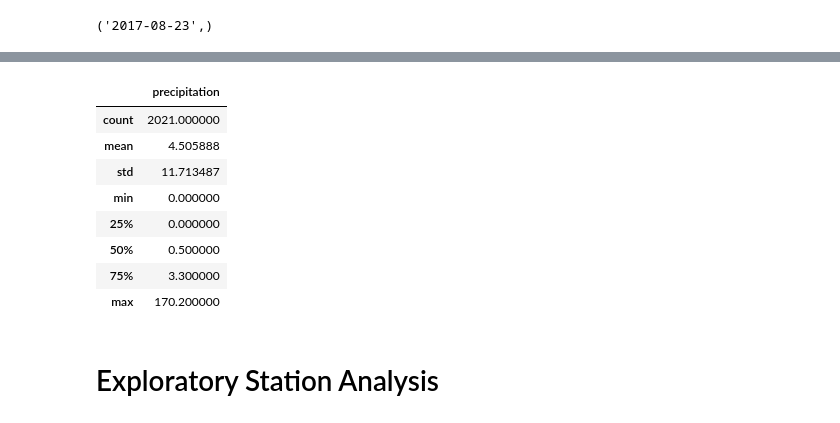
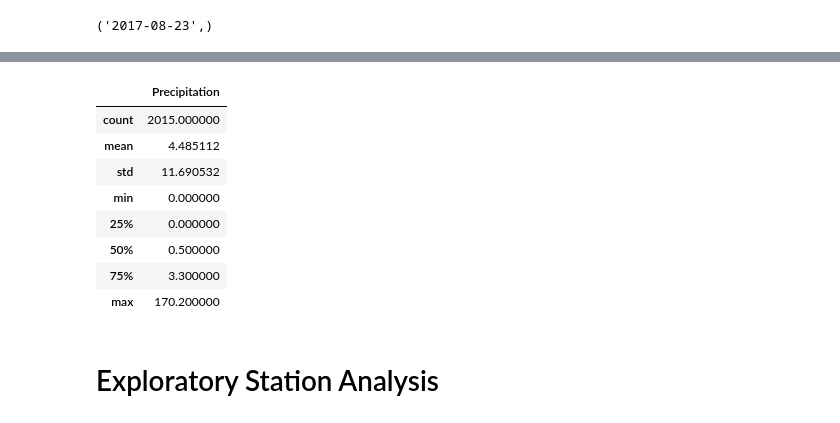
Before and after one commit to B-osborne1/sqlalchemy-challenge, a Jupyter notebook: climate_starteradjusted.ipynb, the cells around one changed output, grey strips where cells are left out. Cells and saved outputs as stored; diff of their text form; code cells hidden in the pictures.

```diff
--- a/climate_starteradjusted.ipynb
+++ b/climate_starteradjusted.ipynb
@@ -100,10 +84,11 @@ TypeError: 'module' object is not callable
 # %%
 # Use Pandas to calculate the summary statistics for the precipitation data
+precipitation_df.describe()
 # %% [output]
-|  | precipitation |
-| count | 2021.000000 |
-| mean | 4.505888 |
-| std | 11.713487 |
+|  | Precipitation |
+| count | 2015.000000 |
+| mean | 4.485112 |
+| std | 11.690532 |
 | min | 0.000000 |
 | 25% | 0.000000 |
 | 50% | 0.500000 |
```
Also changed, not shown: parts of 10 cells of this notebook.
